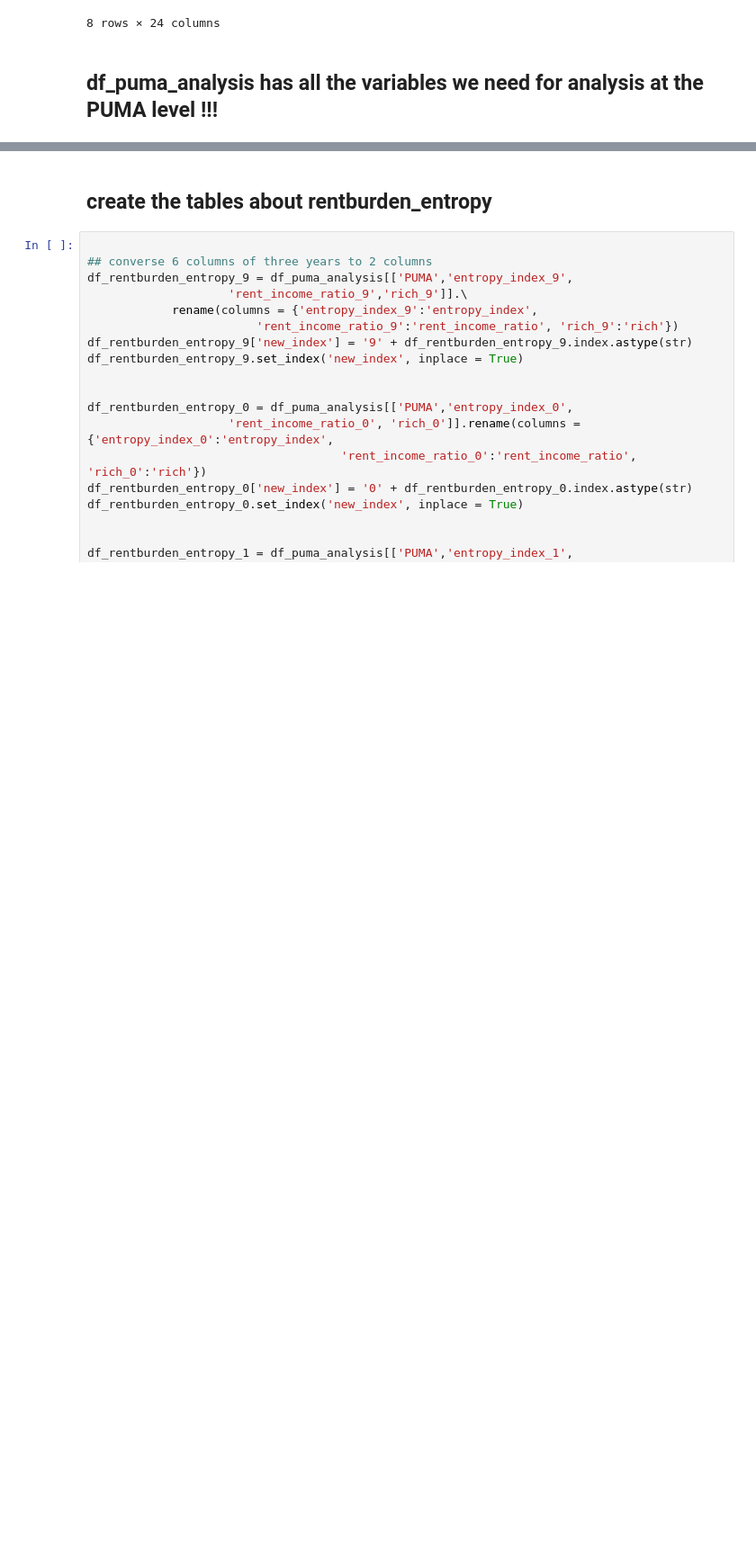
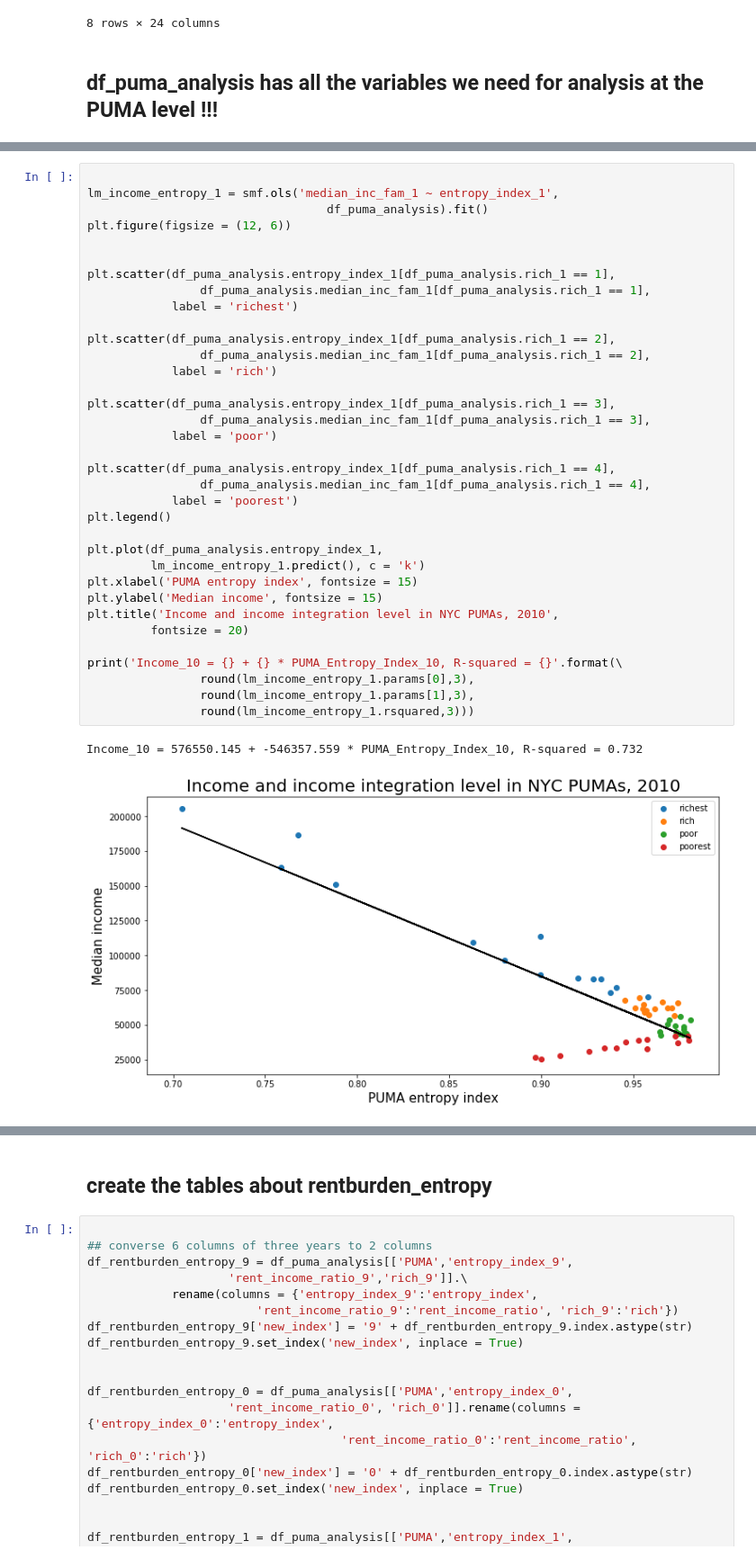
Before and after one commit to picniclin/NYC_yl5240, a Jupyter notebook: NYC_housing_and_income.ipynb, the cells around one changed output, grey strips where cells are left out. Shown at 90% size. Cells and saved outputs as stored; diff of their text form; blank space fills up the shorter version.

```diff
--- a/NYC_housing_and_income.ipynb
+++ b/NYC_housing_and_income.ipynb
@@ -1233 +1311,39 @@ df_puma_analysis.describe()
+# %%
+
+lm_income_entropy_1 = smf.ols('median_inc_fam_1 ~ entropy_index_1',
+                                  df_puma_analysis).fit()
+plt.figure(figsize = (12, 6))
+
+
+plt.scatter(df_puma_analysis.entropy_index_1[df_puma_analysis.rich_1 == 1],
+                df_puma_analysis.median_inc_fam_1[df_puma_analysis.rich_1 == 1],
+            label = 'richest')
+
+plt.scatter(df_puma_analysis.entropy_index_1[df_puma_analysis.rich_1 == 2],
+                df_puma_analysis.median_inc_fam_1[df_puma_analysis.rich_1 == 2],
+            label = 'rich')
+
+plt.scatter(df_puma_analysis.entropy_index_1[df_puma_analysis.rich_1 == 3],
+                df_puma_analysis.median_inc_fam_1[df_puma_analysis.rich_1 == 3],
+            label = 'poor')
+
+plt.scatter(df_puma_analysis.entropy_index_1[df_puma_analysis.rich_1 == 4],
+                df_puma_analysis.median_inc_fam_1[df_puma_analysis.rich_1 == 4],
+            label = 'poorest')
+plt.legend()
+
+plt.plot(df_puma_analysis.entropy_index_1,
+         lm_income_entropy_1.predict(), c = 'k')
+plt.xlabel('PUMA entropy index', fontsize = 15)
+plt.ylabel('Median income', fontsize = 15)
+plt.title('Income and income integration level in NYC PUMAs, 2010',
+         fontsize = 20)
+
+print('Income_10 = {} + {} * PUMA_Entropy_Index_10, R-squared = {}'.format(\
+                round(lm_income_entropy_1.params[0],3),
+                round(lm_income_entropy_1.params[1],3),
+                round(lm_income_entropy_1.rsquared,3)))
+# %% [output]
+Income_10 = 576550.145 + -546357.559 * PUMA_Entropy_Index_10, R-squared = 0.732
+[figure, added]
 # %% [markdown]
```
Also changed, not shown: parts of 13 cells of this notebook.
